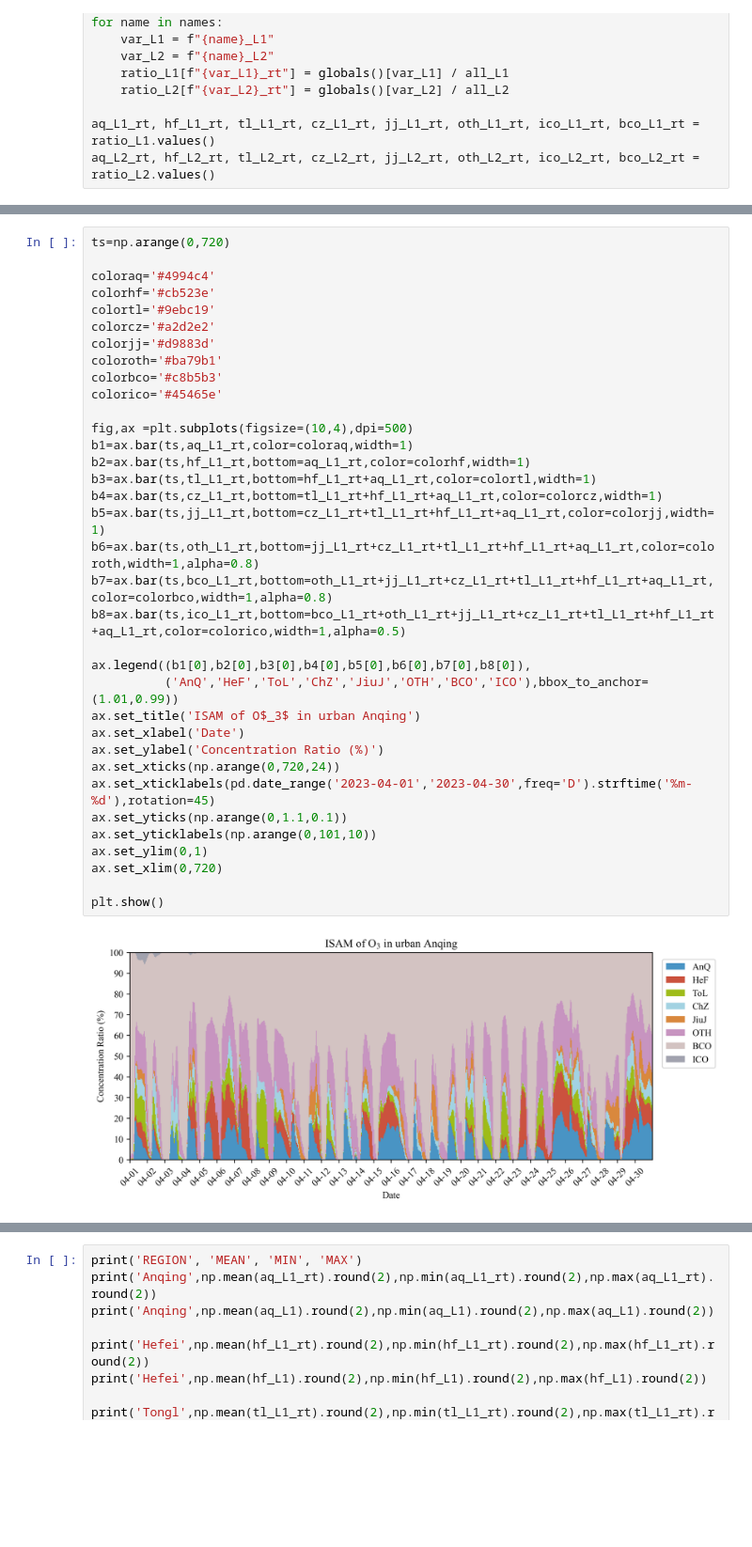
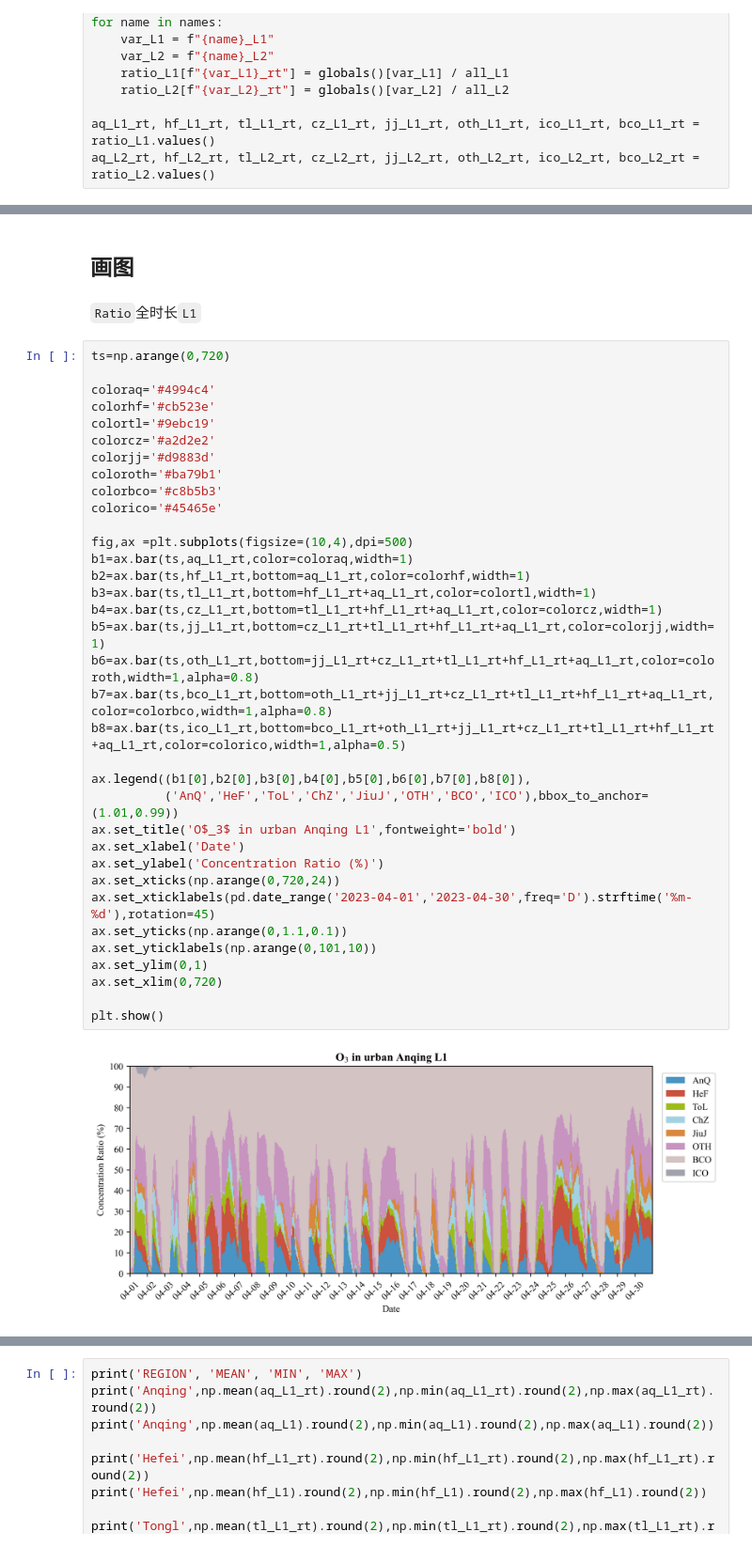
Before and after one commit to Iphisxu/Anqing, a Jupyter notebook: April/Plot_ISAM/O3_bar.ipynb, the cells around one changed output, grey strips where cells are left out. Shown at 94% size. Cells and saved outputs as stored; diff of their text form; blank space fills up the shorter version.

Commit message:
ISAM_bar图更新

```diff
--- a/April/Plot_ISAM/O3_bar.ipynb
+++ b/April/Plot_ISAM/O3_bar.ipynb
@@ -131,3 +146,7 @@ aq_L2_rt, hf_L2_rt, tl_L2_rt, cz_L2_rt, jj_L2_rt, oth_L2_rt, ico_L2_rt, bco_L2_r
+# %% [markdown]
+## 画图
+# %% [markdown]
+`Ratio`全时长`L1`
 # %%
 ts=np.arange(0,720)
 
@@ -136,32 +155,32 @@ colorhf='#cb523e'
 colortl='#9ebc19'
 colorcz='#a2d2e2'
 colorjj='#d9883d'
 coloroth='#ba79b1'
 colorbco='#c8b5b3'
 colorico='#45465e'
 
 fig,ax =plt.subplots(figsize=(10,4),dpi=500)
 b1=ax.bar(ts,aq_L1_rt,color=coloraq,width=1)
 b2=ax.bar(ts,hf_L1_rt,bottom=aq_L1_rt,color=colorhf,width=1)
 b3=ax.bar(ts,tl_L1_rt,bottom=hf_L1_rt+aq_L1_rt,color=colortl,width=1)
 b4=ax.bar(ts,cz_L1_rt,bottom=tl_L1_rt+hf_L1_rt+aq_L1_rt,color=colorcz,width=1)
 b5=ax.bar(ts,jj_L1_rt,bottom=cz_L1_rt+tl_L1_rt+hf_L1_rt+aq_L1_rt,color=colorjj,width=1)
 b6=ax.bar(ts,oth_L1_rt,bottom=jj_L1_rt+cz_L1_rt+tl_L1_rt+hf_L1_rt+aq_L1_rt,color=coloroth,width=1,alpha=0.8)
 b7=ax.bar(ts,bco_L1_rt,bottom=oth_L1_rt+jj_L1_rt+cz_L1_rt+tl_L1_rt+hf_L1_rt+aq_L1_rt,color=colorbco,width=1,alpha=0.8)
 b8=ax.bar(ts,ico_L1_rt,bottom=bco_L1_rt+oth_L1_rt+jj_L1_rt+cz_L1_rt+tl_L1_rt+hf_L1_rt+aq_L1_rt,color=colorico,width=1,alpha=0.5)
 
 ax.legend((b1[0],b2[0],b3[0],b4[0],b5[0],b6[0],b7[0],b8[0]),
           ('AnQ','HeF','ToL','ChZ','JiuJ','OTH','BCO','ICO'),bbox_to_anchor=(1.01,0.99))
-ax.set_title('ISAM of O$_3$ in urban Anqing')
+ax.set_title('O$_3$ in urban Anqing L1',fontweight='bold')
 ax.set_xlabel('Date')
 ax.set_ylabel('Concentration Ratio (%)')
 ax.set_xticks(np.arange(0,720,24))
 ax.set_xticklabels(pd.date_range('2023-04-01','2023-04-30',freq='D').strftime('%m-%d'),rotation=45)
 ax.set_yticks(np.arange(0,1.1,0.1))
 ax.set_yticklabels(np.arange(0,101,10))
 ax.set_ylim(0,1)
 ax.set_xlim(0,720)
 
 plt.show()
 # %% [output]
-[figure, old version]
+[figure, new version]
```
Also changed, not shown: parts of 13 cells of this notebook, 6 other files.
